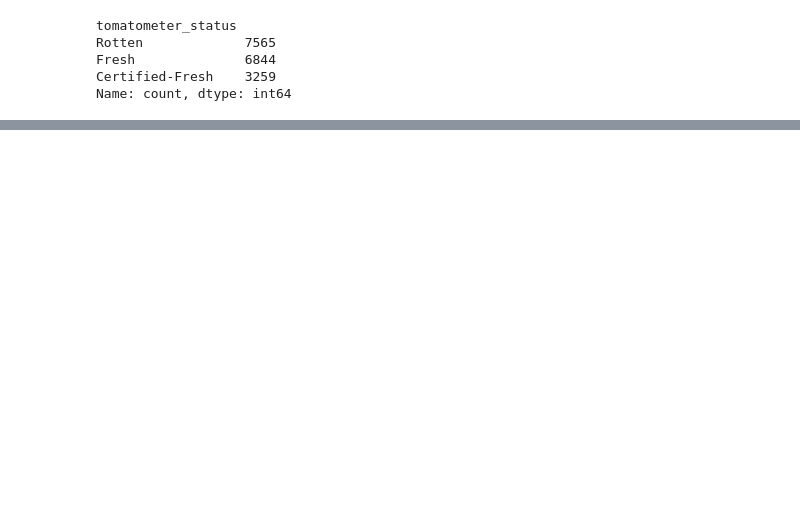
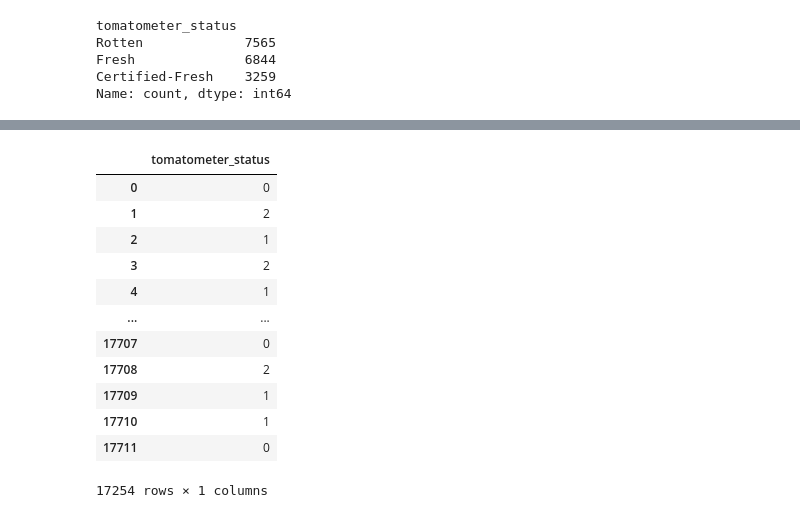
Before and after one commit to Sidharth29/Sandbox, a Jupyter notebook: notebooks/rotten_tomatoes_movie_classification.ipynb, the cells around one changed output, grey strips where cells are left out. Saved outputs shown, nothing was run; the diff lists cells and outputs as text; code cells hidden in the pictures; blank space fills up the shorter version.

```diff
--- a/notebooks/rotten_tomatoes_movie_classification.ipynb
+++ b/notebooks/rotten_tomatoes_movie_classification.ipynb
@@ -317,0 +393,18 @@ Name: count, dtype: int64
+# %%
+df_movies_y_mapped = df_movies_y.replace({'Rotten':0, 'Fresh':1,'Certified-Fresh':2})
+
+df_movies_y_mapped
+# %% [output]
+|  | tomatometer_status |
+| 0 | 0 |
+| 1 | 2 |
+| 2 | 1 |
+| 3 | 2 |
+| 4 | 1 |
+| ... | ... |
+| 17707 | 0 |
+| 17708 | 2 |
+| 17709 | 1 |
+| 17710 | 1 |
+| 17711 | 0 |
+17254 rows × 1 columns
```
Also changed, not shown: parts of 7 cells of this notebook.
